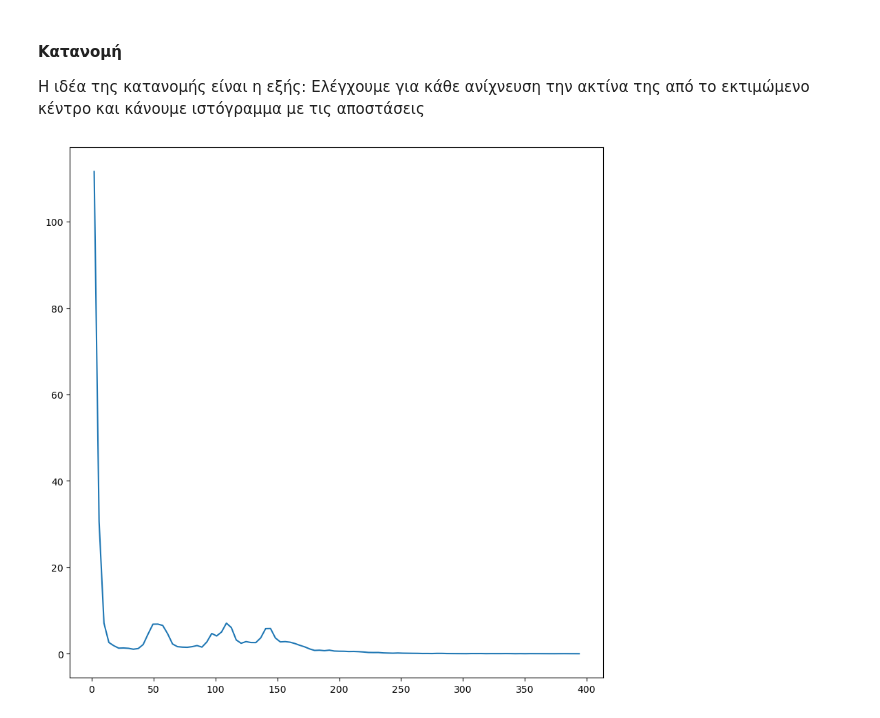
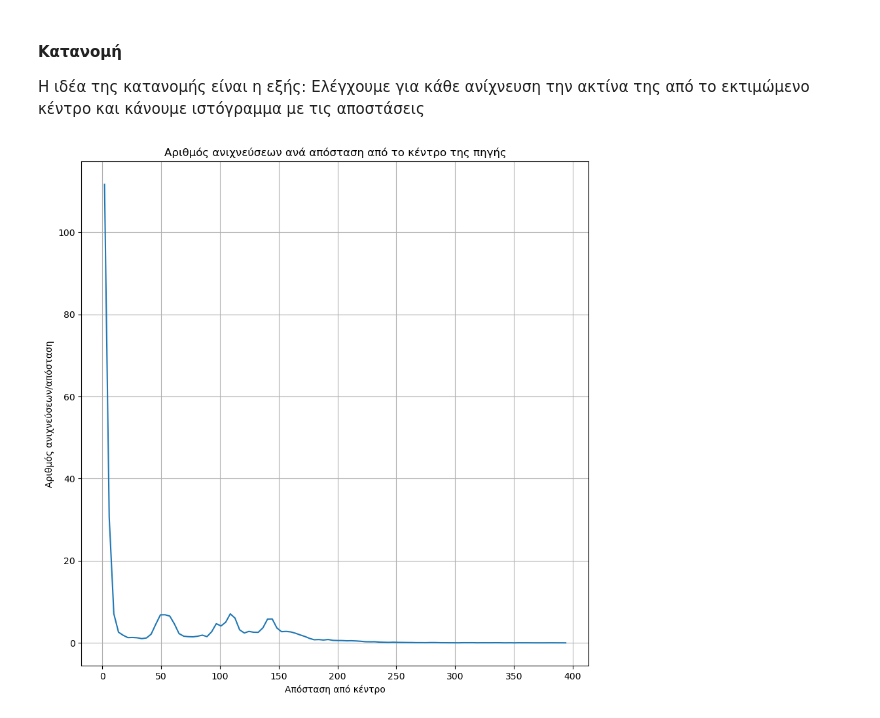
Before and after one commit to xmamalou/astrolab-team-exercise, a Jupyter notebook: thing.ipynb, the cells around one changed output. Drawn from its saved outputs; the diff is of its cells as text; code cells hidden in the pictures.

```diff
--- a/thing.ipynb
+++ b/thing.ipynb
@@ -124,15 +124,23 @@ def get_distances_of_detections(data, origin_point = origin):
     return np.array([get_distance(Point(x, y), origin_point) for x, y in zip(x_coords, y_coords)])
 # %%
 distances = get_distances_of_detections(source_data, source_origin)
+bin_count = 100
 
 plt.close('all')
-hist, bins = np.histogram(distances, bins=100)
-hist_mean = (1/2)*(bins[1:] + bins[:-1])
+# Δεδομένα
+counts, bins = np.histogram(distances, bins = bin_count)
+bin_middle = (1/2)*(bins[1:] + bins[:-1]) # το μέσον κάθε μπάρας
 figure = plt.figure(1,figsize=(10,10))
-plt.plot(hist_mean, hist/hist_mean)
+# Ρυθμίσεις
+plt.plot(bin_middle, counts/bin_middle)
+plt.grid("both")
+plt.title("Αριθμός ανιχνεύσεων ανά απόσταση από το κέντρο της πηγής")
+plt.xlabel("Απόσταση από κέντρο")
+plt.ylabel("Αριθμός ανιχνεύσεων/απόσταση")
+# Αποθήκευση
+figure_name = "histograms/hist_" + event_index + event_headers[event_index]['TELESCOP'] + event_headers[event_index]['OBS_ID'] + ".png"
+figure.savefig(figure_name)
+# Εμφάνιση
 plt.show()
-
-figure_name = "histograms/hist_" + event_headers[event_index]['TELESCOP'] + event_headers[event_index]['OBS_ID'] + ".png"
-figure.savefig(figure_name)
 # %% [output]
-[figure, old version]
+[figure, new version]
```
Also changed, not shown: 2 other files.
